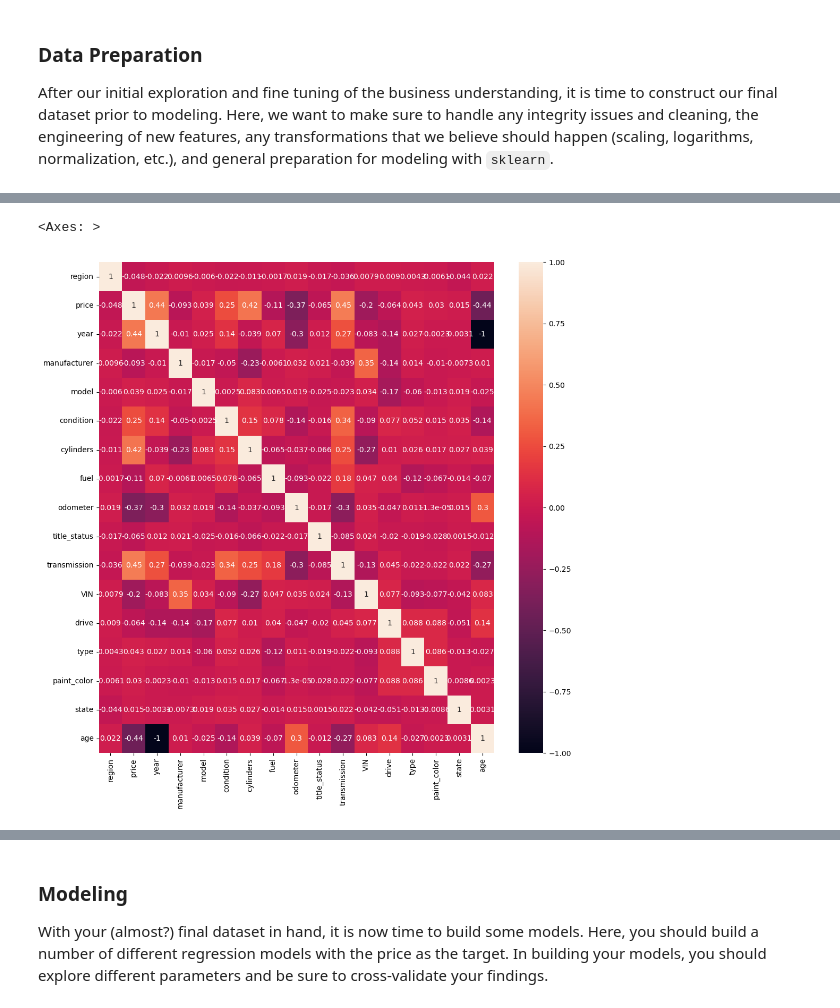
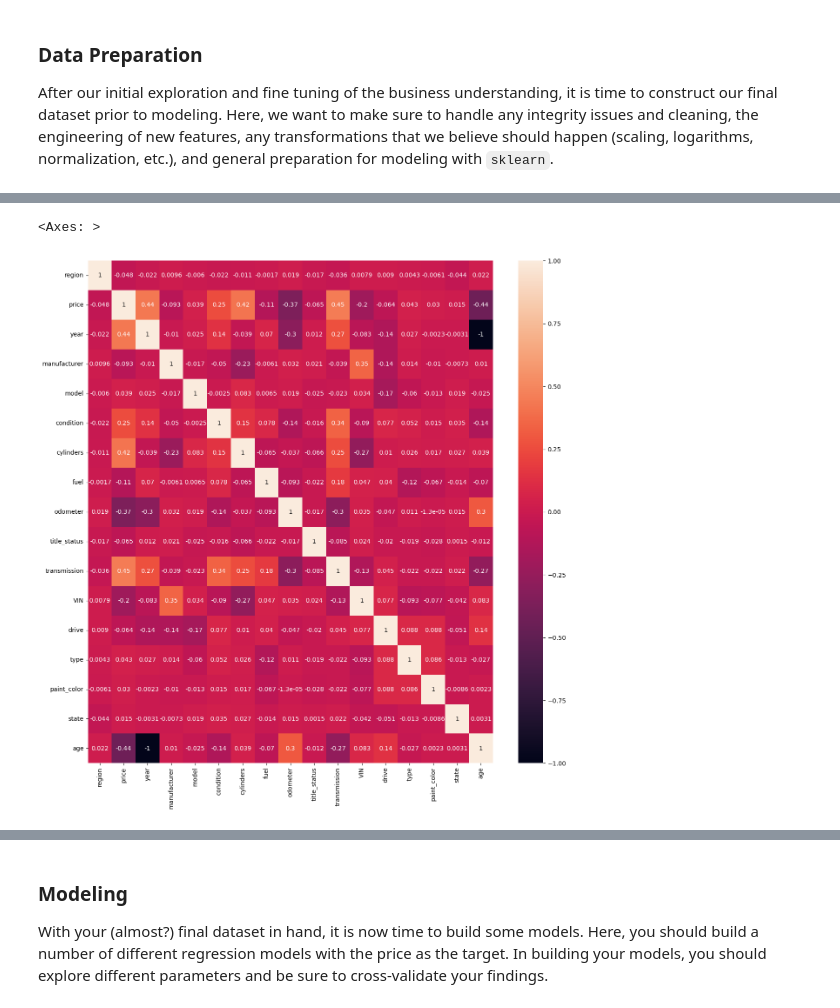
Before and after one commit to ngratzi/car_analysis, a Jupyter notebook: prompt_II.ipynb, the cells around one changed output, grey strips where cells are left out. Cells and saved outputs as stored; diff of their text form; code cells hidden in the pictures.

```diff
--- a/prompt_II.ipynb
+++ b/prompt_II.ipynb
@@ -323,7 +249,7 @@ df_labeled.describe()
 # %%
 df_labeled.corr()
-plt.figure(figsize=(12,12))
+plt.figure(figsize=(15,15))
 sns.heatmap(df_labeled.corr(), annot=True)
 # %% [output]
 <Axes: >
-[figure, old version]
+[figure, new version]
```
Also changed, not shown: parts of 33 cells of this notebook.
